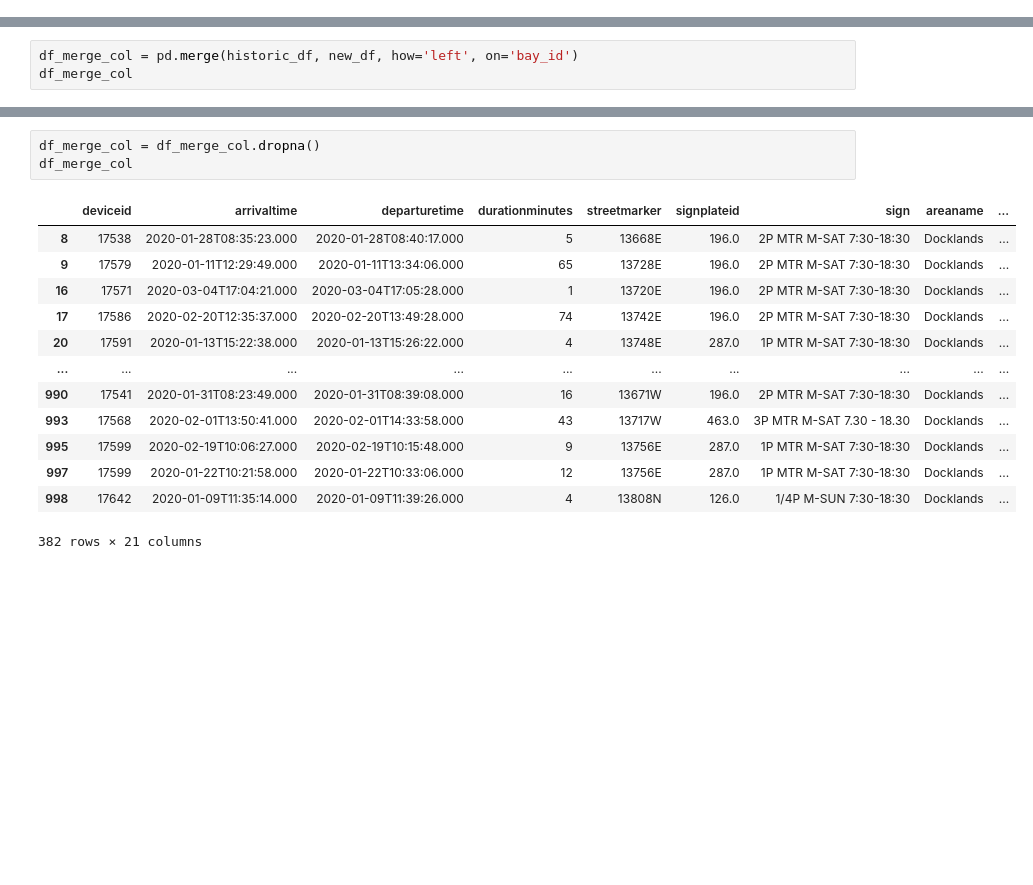
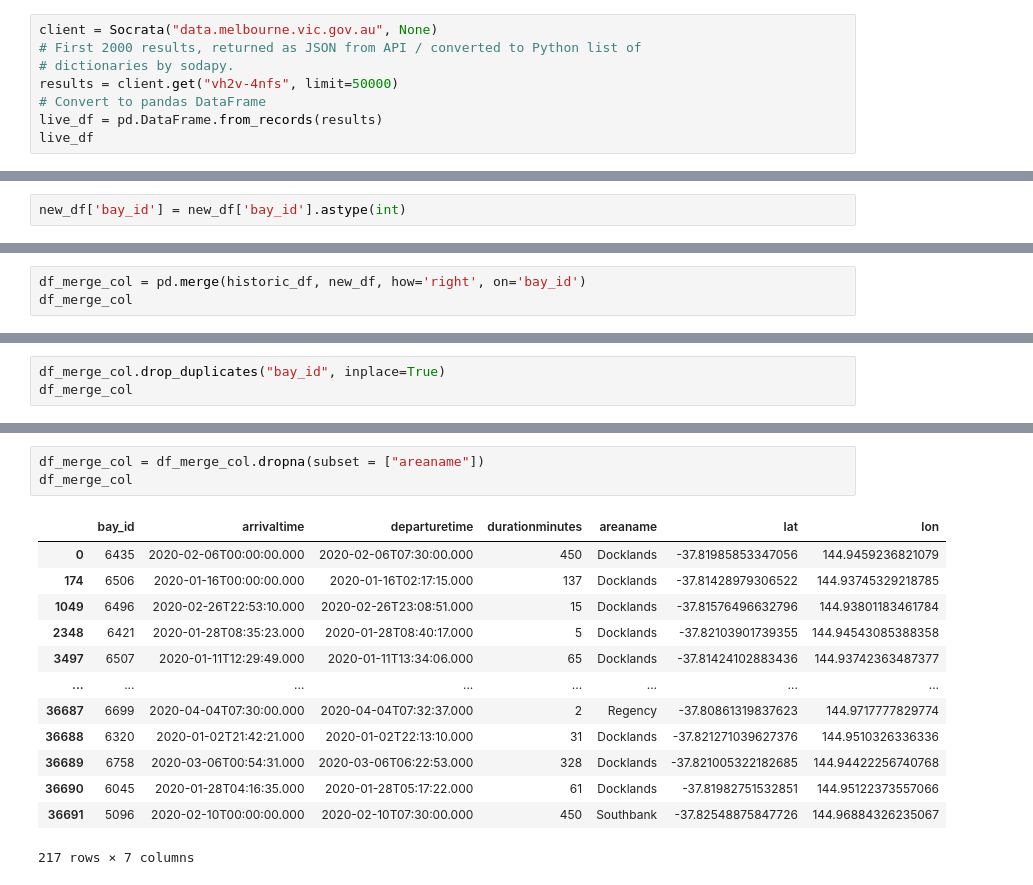
Before and after one commit to Rishi0406/project_2, a Jupyter notebook: Data/parking_bay.ipynb, the cells around one changed output, grey strips where cells are left out. Drawn from its saved outputs; the diff is of its cells as text; blank space fills up the shorter version.

```diff
--- a/Data/parking_bay.ipynb
+++ b/Data/parking_bay.ipynb
@@ -85,0 +87,8 @@ live_df
+# %%
+client = Socrata("data.melbourne.vic.gov.au", None)
+# First 2000 results, returned as JSON from API / converted to Python list of
+# dictionaries by sodapy.
+results = client.get("vh2v-4nfs", limit=50000)
+# Convert to pandas DataFrame
+live_df = pd.DataFrame.from_records(results)
+live_df
@@ -112,0 +151,2 @@ new_df
+# %%
+new_df['bay_id'] = new_df['bay_id'].astype(int)
@@ -113,4 +159,4 @@ new_df
 # %%
-df_merge_col = pd.merge(historic_df, new_df, how='left', on='bay_id')
+df_merge_col = pd.merge(historic_df, new_df, how='right', on='bay_id')
 df_merge_col
 # %% [output]
@@ -129,0 +176,3 @@ df_merge_col
+# %%
+df_merge_col.drop_duplicates("bay_id", inplace=True)
+df_merge_col
@@ -130,17 +193,17 @@ df_merge_col
 # %%
-df_merge_col = df_merge_col.dropna()
+df_merge_col = df_merge_col.dropna(subset = ["areaname"])
 df_merge_col
 # %% [output]
-|  | deviceid | arrivaltime | departuretime | durationminutes | streetmarker | signplateid | sign | areaname | ... |
-| 8 | 17538 | 2020-01-28T08:35:23.000 | 2020-01-28T08:40:17.000 | 5 | 13668E | 196.0 | 2P MTR M-SAT 7:30-18:30 | Docklands | ... |
-| 9 | 17579 | 2020-01-11T12:29:49.000 | 2020-01-11T13:34:06.000 | 65 | 13728E | 196.0 | 2P MTR M-SAT 7:30-18:30 | Docklands | ... |
-| 16 | 17571 | 2020-03-04T17:04:21.000 | 2020-03-04T17:05:28.000 | 1 | 13720E | 196.0 | 2P MTR M-SAT 7:30-18:30 | Docklands | ... |
-| 17 | 17586 | 2020-02-20T12:35:37.000 | 2020-02-20T13:49:28.000 | 74 | 13742E | 196.0 | 2P MTR M-SAT 7:30-18:30 | Docklands | ... |
-| 20 | 17591 | 2020-01-13T15:22:38.000 | 2020-01-13T15:26:22.000 | 4 | 13748E | 287.0 | 1P MTR M-SAT 7:30-18:30 | Docklands | ... |
-| ... | ... | ... | ... | ... | ... | ... | ... | ... | ... |
-| 990 | 17541 | 2020-01-31T08:23:49.000 | 2020-01-31T08:39:08.000 | 16 | 13671W | 196.0 | 2P MTR M-SAT 7:30-18:30 | Docklands | ... |
-| 993 | 17568 | 2020-02-01T13:50:41.000 | 2020-02-01T14:33:58.000 | 43 | 13717W | 463.0 | 3P MTR M-SAT 7.30 - 18.30 | Docklands | ... |
-| 995 | 17599 | 2020-02-19T10:06:27.000 | 2020-02-19T10:15:48.000 | 9 | 13756E | 287.0 | 1P MTR M-SAT 7:30-18:30 | Docklands | ... |
-| 997 | 17599 | 2020-01-22T10:21:58.000 | 2020-01-22T10:33:06.000 | 12 | 13756E | 287.0 | 1P MTR M-SAT 7:30-18:30 | Docklands | ... |
-| 998 | 17642 | 2020-01-09T11:35:14.000 | 2020-01-09T11:39:26.000 | 4 | 13808N | 126.0 | 1/4P M-SUN 7:30-18:30 | Docklands | ... |
+|  | bay_id | arrivaltime | departuretime | durationminutes | areaname | lat | lon |
+| 0 | 6435 | 2020-02-06T00:00:00.000 | 2020-02-06T07:30:00.000 | 450 | Docklands | -37.81985853347056 | 144.9459236821079 |
+| 174 | 6506 | 2020-01-16T00:00:00.000 | 2020-01-16T02:17:15.000 | 137 | Docklands | -37.81428979306522 | 144.93745329218785 |
+| 1049 | 6496 | 2020-02-26T22:53:10.000 | 2020-02-26T23:08:51.000 | 15 | Docklands | -37.81576496632796 | 144.93801183461784 |
+| 2348 | 6421 | 2020-01-28T08:35:23.000 | 2020-01-28T08:40:17.000 | 5 | Docklands | -37.82103901739355 | 144.94543085388358 |
+| 3497 | 6507 | 2020-01-11T12:29:49.000 | 2020-01-11T13:34:06.000 | 65 | Docklands | -37.81424102883436 | 144.93742363487377 |
+| ... | ... | ... | ... | ... | ... | ... | ... |
+| 36687 | 6699 | 2020-04-04T07:30:00.000 | 2020-04-04T07:32:37.000 | 2 | Regency | -37.80861319837623 | 144.9717777829774 |
+| 36688 | 6320 | 2020-01-02T21:42:21.000 | 2020-01-02T22:13:10.000 | 31 | Docklands | -37.821271039627376 | 144.9510326336336 |
+| 36689 | 6758 | 2020-03-06T00:54:31.000 | 2020-03-06T06:22:53.000 | 328 | Docklands | -37.821005322182685 | 144.94422256740768 |
+| 36690 | 6045 | 2020-01-28T04:16:35.000 | 2020-01-28T05:17:22.000 | 61 | Docklands | -37.81982751532851 | 144.95122373557066 |
+| 36691 | 5096 | 2020-02-10T00:00:00.000 | 2020-02-10T07:30:00.000 | 450 | Southbank | -37.82548875847726 | 144.96884326235067 |
-382 rows × 21 columns
+217 rows × 7 columns
```
Also changed, not shown: parts of 21 cells of this notebook, 4 other files.
